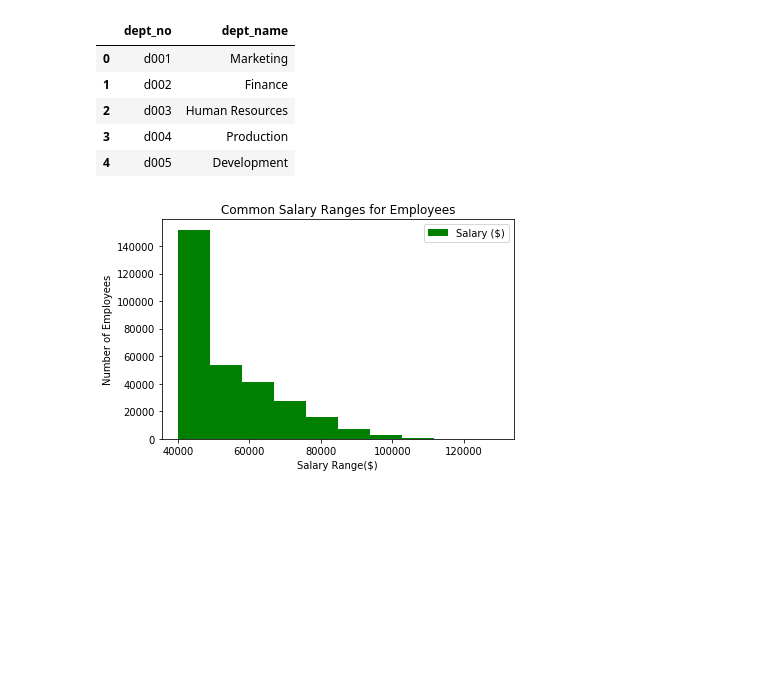
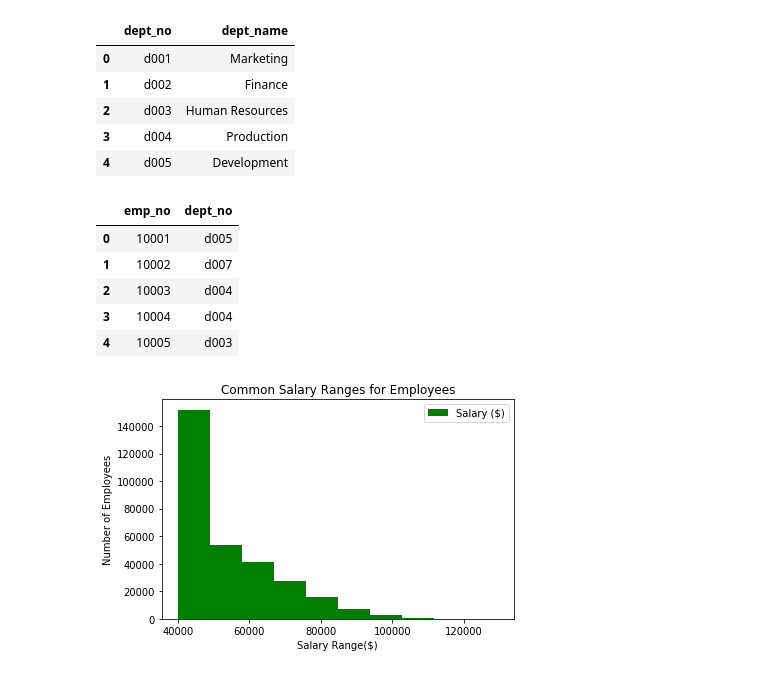
Before and after one commit to debrawu/sql-challenge, a Jupyter notebook: EmployeeSQL/SQL BONUS.ipynb, the cells around one changed output. Drawn from its saved outputs; the diff is of its cells as text; code cells hidden in the pictures; blank space fills up the shorter version.

```diff
--- a/EmployeeSQL/SQL BONUS.ipynb
+++ b/EmployeeSQL/SQL BONUS.ipynb
@@ -61,8 +67,15 @@ dept_name_df.head()
 | 4 | d005 | Development |
 # %%
 #import assignments
-emp_assign_df = pd.read_sql("SELECT * FROM emp_dept_assignment", connection)
+emp_assign_df = pd.read_sql("SELECT * FROM emp_dept_assignment", engine)
 emp_assign_df.head()
+# %% [output]
+|  | emp_no | dept_no |
+| 0 | 10001 | d005 |
+| 1 | 10002 | d007 |
+| 2 | 10003 | d004 |
+| 3 | 10004 | d004 |
+| 4 | 10005 | d003 |
 # %%
 #create histogram for common salary ranges for employees
 
```
Also changed, not shown: parts of 5 cells of this notebook, 1 other file.
